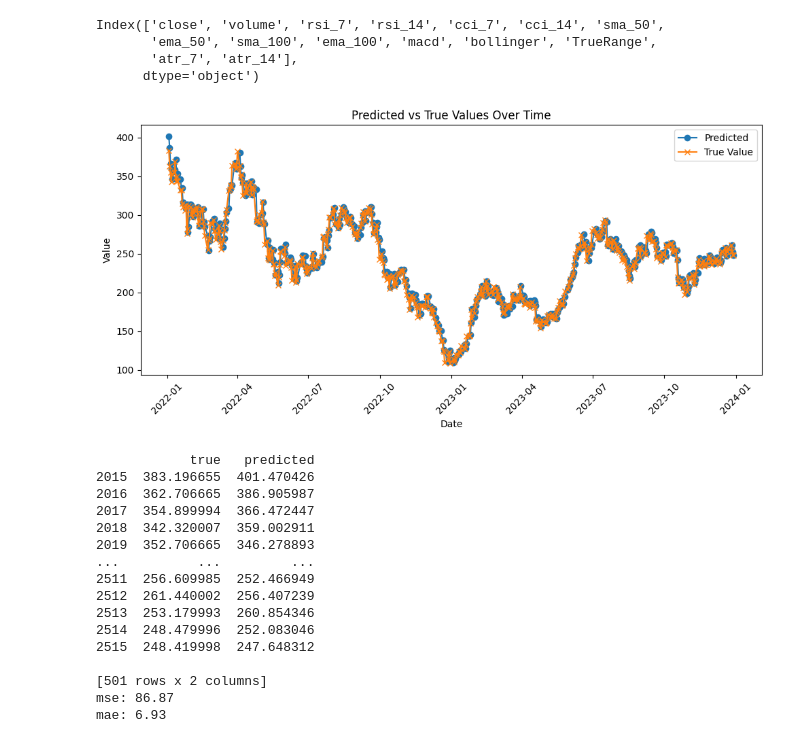
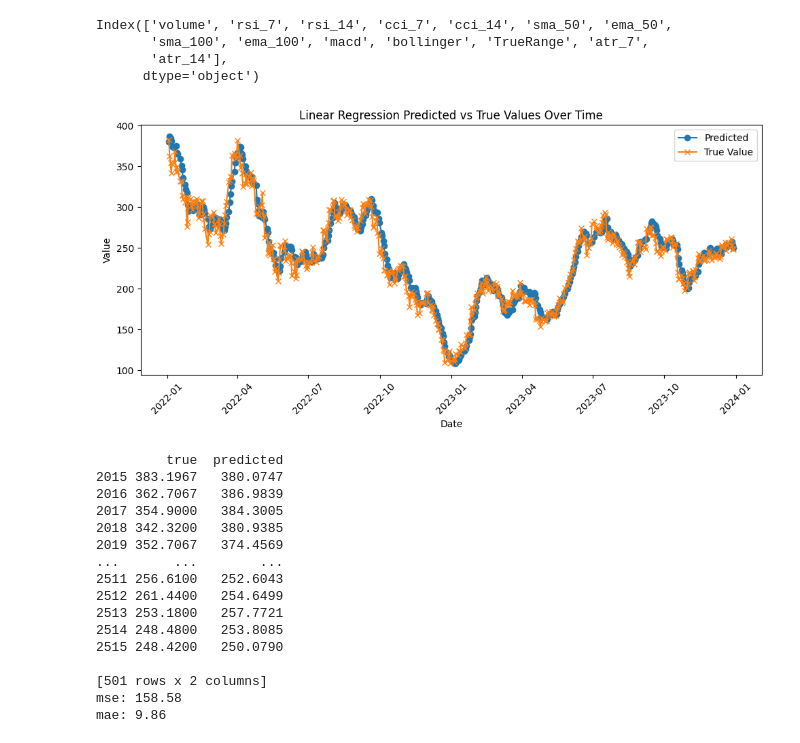
Before and after one commit to JasonMorris1/CSE151_Tesla_Stock_Prediction, a Jupyter notebook: eda_linear_regression2.ipynb, the cells around one changed output. Saved outputs shown, nothing was run; the diff lists cells and outputs as text; code cells hidden in the pictures.

```diff
--- a/eda_linear_regression2.ipynb
+++ b/eda_linear_regression2.ipynb
@@ -15,6 +15,6 @@ from keras.layers import Dense
 df = pd.read_csv('tsla_2014_2023.csv')
 df['date']=pd.to_datetime(df['date'])
 df['year'] = df['date'].dt.year
-df = df.drop(columns=['open', 'high', 'low']) # not sure why we do this
+df = df.drop(columns=['open', 'high', 'low', 'close']) # not sure why we do this
 df.head()
 # %% [output]
@@ -42,9 +42,9 @@ X_test_date = df_test['date']
 # %%
 X_train.columns
 # %% [output]
-Index(['close', 'volume', 'rsi_7', 'rsi_14', 'cci_7', 'cci_14', 'sma_50',
-       'ema_50', 'sma_100', 'ema_100', 'macd', 'bollinger', 'TrueRange',
-       'atr_7', 'atr_14'],
+Index(['volume', 'rsi_7', 'rsi_14', 'cci_7', 'cci_14', 'sma_50', 'ema_50',
+       'sma_100', 'ema_100', 'macd', 'bollinger', 'TrueRange', 'atr_7',
+       'atr_14'],
       dtype='object')
 # %%
 from sklearn.preprocessing import StandardScaler
@@ -77,52 +77,52 @@ plt.plot(X_test_date, y_test, label='True Value', marker='x')  # Plot true value
 
 
 # Adding titles and labels
-plt.title('Predicted vs True Values Over Time')
+plt.title('Linear Regression Predicted vs True Values Over Time')
 plt.xlabel('Date')
 plt.ylabel('Value')
 
 # Adding a legend
 plt.legend()
 
 # Rotating date labels for better readability
 plt.xticks(rotation=45)
 
 # Show plot
 plt.tight_layout()
 plt.show()
 
 #print(y_pred.shape)
 from sklearn.metrics import mean_squared_error
 from sklearn.metrics import mean_absolute_error
 
 mse = mean_squared_error(y_test, y_pred)
 mae = mean_absolute_error(y_test, y_pred)
 
 df_result = pd.DataFrame()
 df_result['true']= y_test
 df_result['predicted']= y_pred
 
 print(df_result)
 print(f"mse: {mse:.2f}")
 print(f"mae: {mae:.2f}")
 # %% [output]
-[figure, old version]
+[figure, new version]
-            true   predicted
-2015  383.196655  401.470426
-2016  362.706665  386.905987
-2017  354.899994  366.472447
-2018  342.320007  359.002911
-2019  352.706665  346.278893
-...          ...         ...
-2511  256.609985  252.466949
-2512  261.440002  256.407239
-2513  253.179993  260.854346
-2514  248.479996  252.083046
-2515  248.419998  247.648312
+         true  predicted
+2015 383.1967   380.0747
+2016 362.7067   386.9839
+2017 354.9000   384.3005
+2018 342.3200   380.9385
+2019 352.7067   374.4569
+...       ...        ...
+2511 256.6100   252.6043
+2512 261.4400   254.6499
+2513 253.1800   257.7721
+2514 248.4800   253.8085
+2515 248.4200   250.0790
 
 [501 rows x 2 columns]
-mse: 86.87
-mae: 6.93
+mse: 158.58
+mae: 9.86
 # %%
 from sklearn.metrics import confusion_matrix, classification_report, accuracy_score, recall_score
 # Transform y_train and y_test to binary: 1 for increase, 0 for no change or decrease
```
Also changed, not shown: parts of 3 cells of this notebook, 6 other files.
